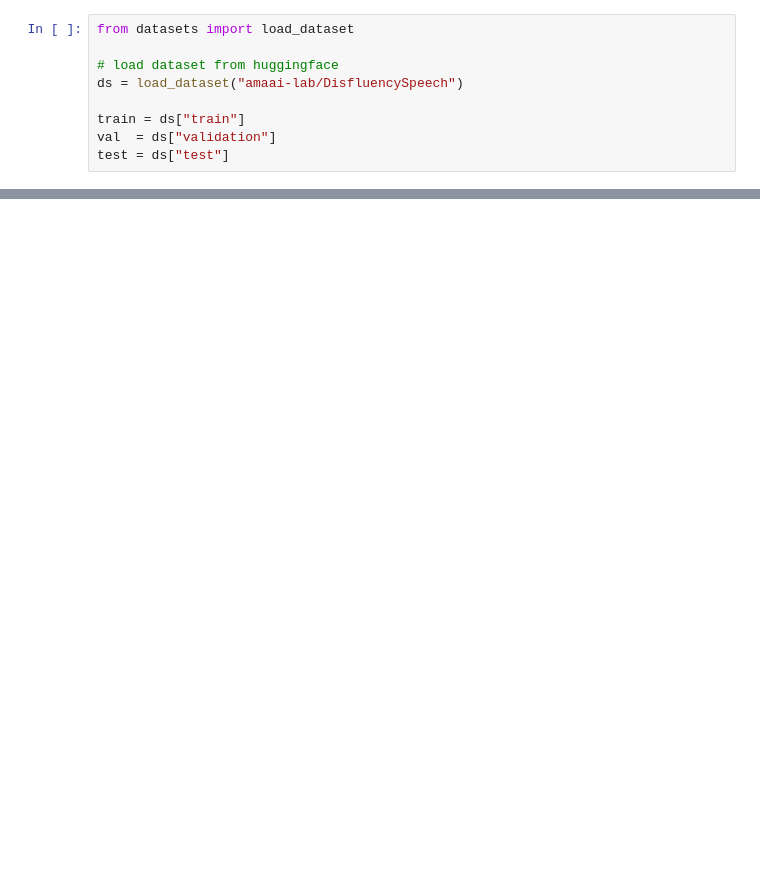
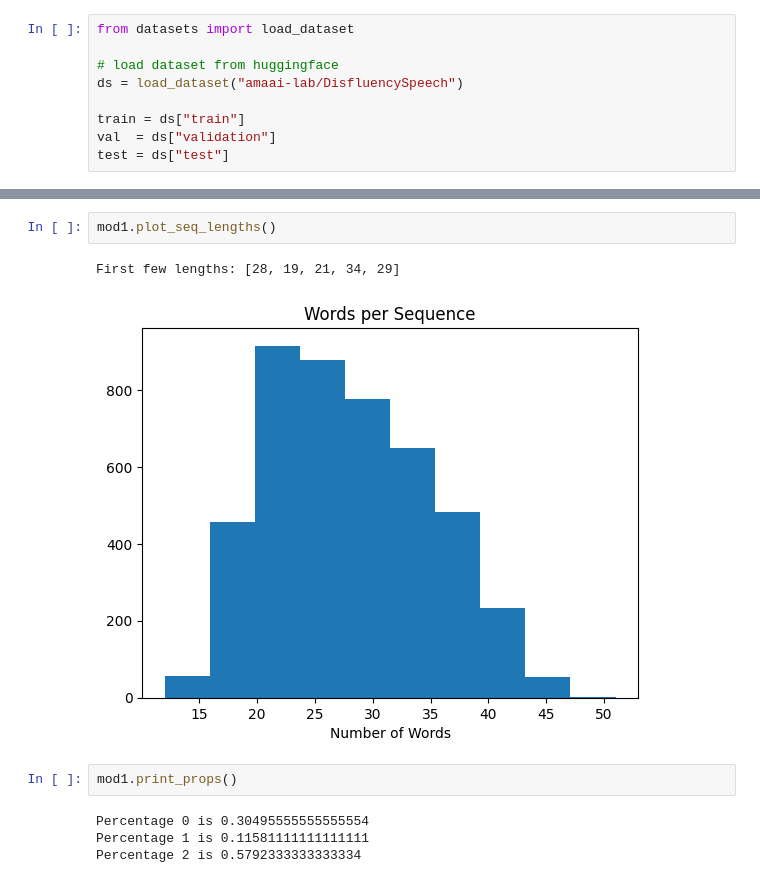
Before and after one commit to emni8523/neural_networks_project, a Jupyter notebook: ParagonFinal.ipynb, the cells around one changed output, grey strips where cells are left out. Cells and saved outputs as stored; diff of their text form; blank space fills up the shorter version.

```diff
--- a/ParagonFinal.ipynb
+++ b/ParagonFinal.ipynb
@@ -58,2 +60,13 @@ weighted avg       0.92      0.92      0.92      6664
+# %%
+mod1.plot_seq_lengths()
+# %% [output]
+First few lengths: [28, 19, 21, 34, 29]
+[figure, added]
+# %%
+mod1.print_props()
+# %% [output]
+Percentage 0 is 0.30495555555555554
+Percentage 1 is 0.11581111111111111
+Percentage 2 is 0.5792333333333334
 # %%
 mod2 = TransformerModel(train=train,val=val,test=test)
```
Also changed, not shown: parts of 9 cells of this notebook, 15 other files.
